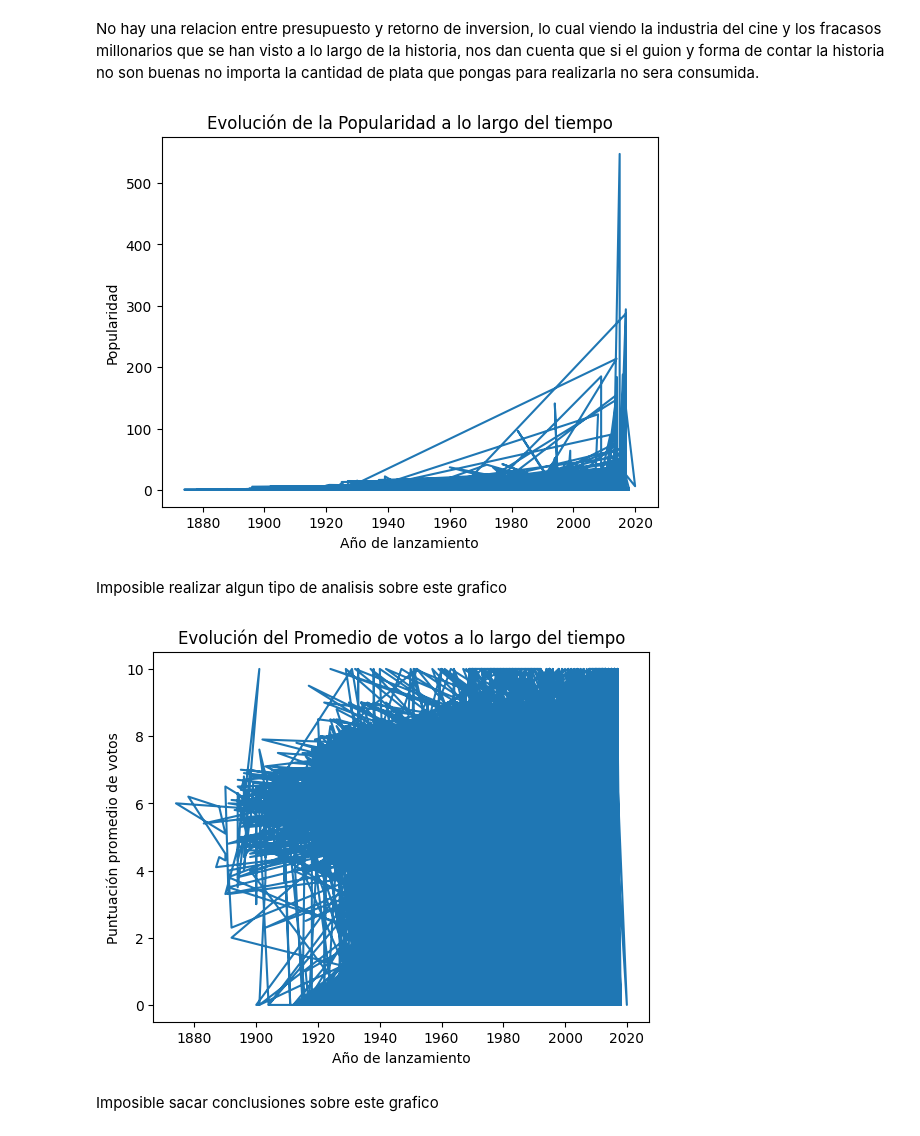
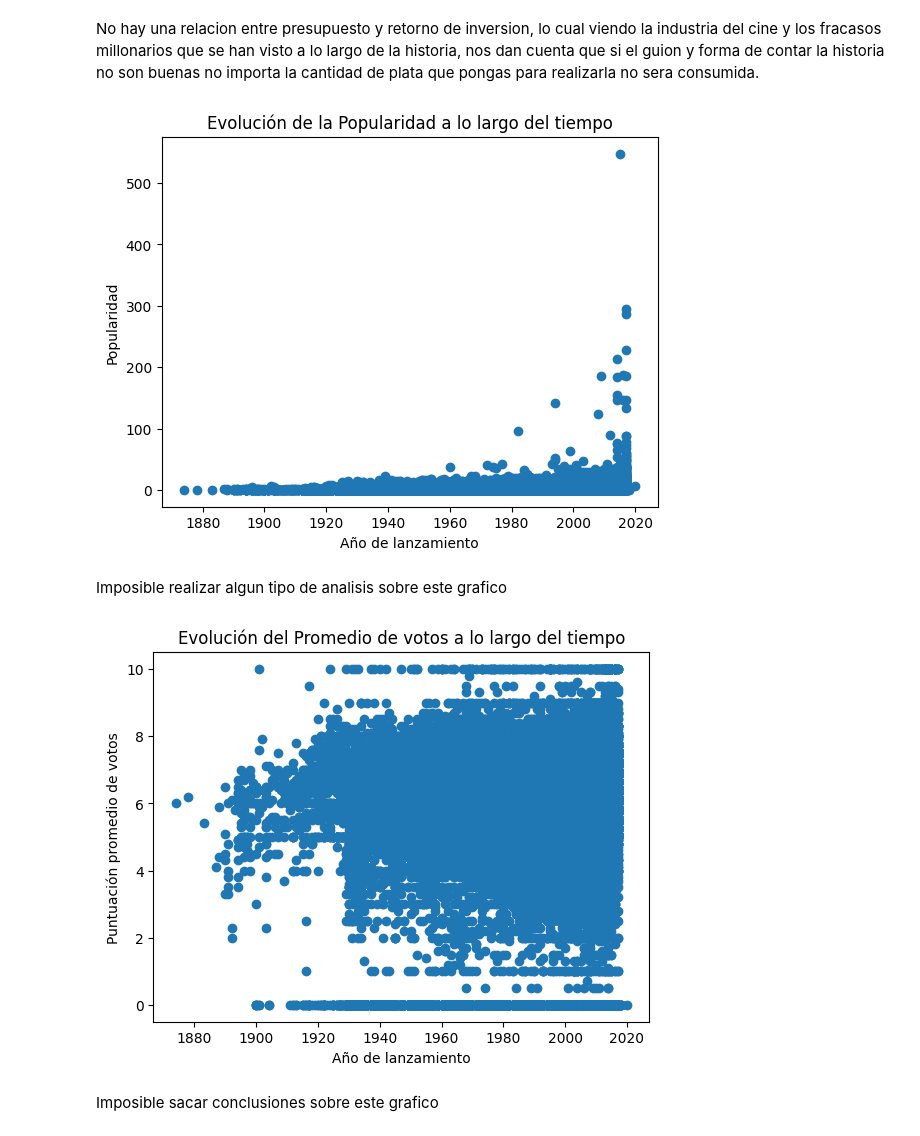
Before and after one commit to MatB1988/Proyecto-_recomendacion_peliculas_Api, a Jupyter notebook: EDA_ML_Recomendacion.ipynb, the cells around one changed output. Saved outputs shown, nothing was run; the diff lists cells and outputs as text; code cells hidden in the pictures.

```diff
--- a/EDA_ML_Recomendacion.ipynb
+++ b/EDA_ML_Recomendacion.ipynb
@@ -94,26 +108,35 @@ plt.show();
 # %% [markdown]
 No hay una relacion entre presupuesto y retorno de inversion, lo cual viendo la industria del cine y los fracasos millonarios que se han visto a lo largo de la historia, nos dan cuenta que si el guion y forma de contar la historia no son buenas no importa la cantidad de plata que pongas para realizarla no sera consumida.
 # %%
-# Grafico de barras evolucion de la popularidad a lo largo del tiempo
+# Grafico de dispersion evolucion de la popularidad a lo largo del tiempo
 
-plt.plot(df['release_year'], df['popularity'])
+# Creo un gráfico de scatter
+plt.scatter(df['release_year'], df['popularity'])
+
+# Genero etiquetas
 plt.xlabel('Año de lanzamiento')
 plt.ylabel('Popularidad')
 plt.title('Evolución de la Popularidad a lo largo del tiempo')
+
 plt.show();
 # %% [output]
-[figure, old version]
+[figure, new version]
 # %% [markdown]
 Imposible realizar algun tipo de analisis sobre este grafico
 # %%
-# Grafico de barras evolucion de la cantidad de votos a lo largo del tiempo
-plt.plot(df['release_year'], df['vote_average'])
+# Grafico de de dispersion evolucion de la cantidad de votos a lo largo del tiempo
+
+# Creo grafico scatter
+plt.scatter(df['release_year'], df['vote_average'])
+
+# Genero etiquetas
 plt.xlabel('Año de lanzamiento')
 plt.ylabel('Puntuación promedio de votos')
 plt.title('Evolución del Promedio de votos a lo largo del tiempo')
+
 plt.show();
 # %% [output]
-[figure, old version]
+[figure, new version]
 # %% [markdown]
 Imposible sacar conclusiones sobre este grafico
 # %%
```
Also changed, not shown: parts of 16 cells of this notebook, 3 other files.
